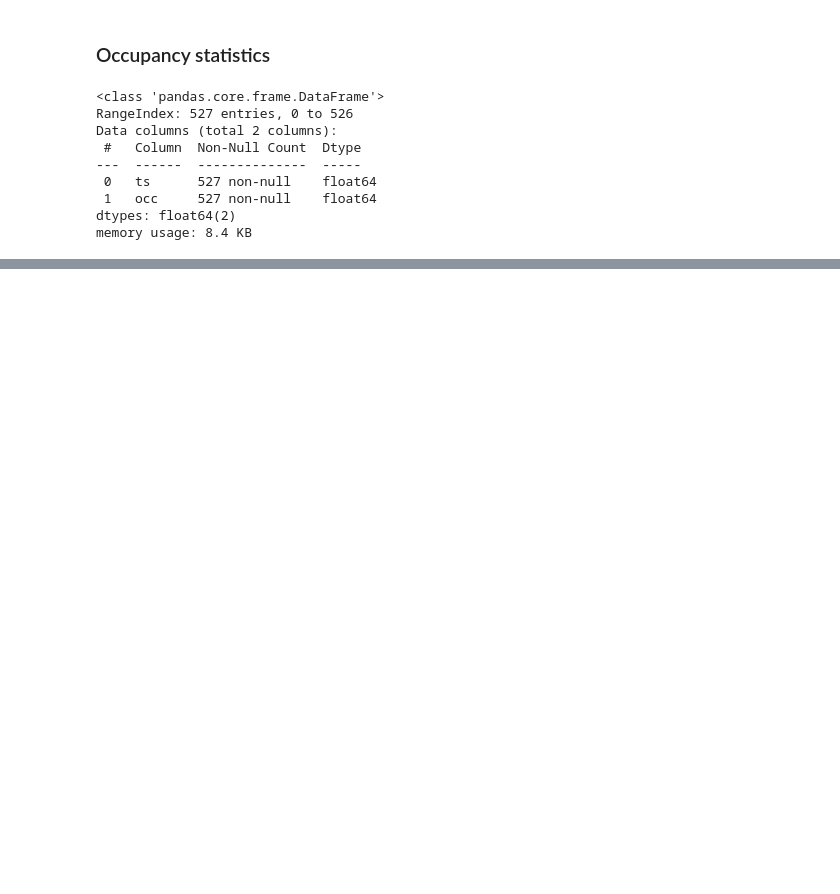
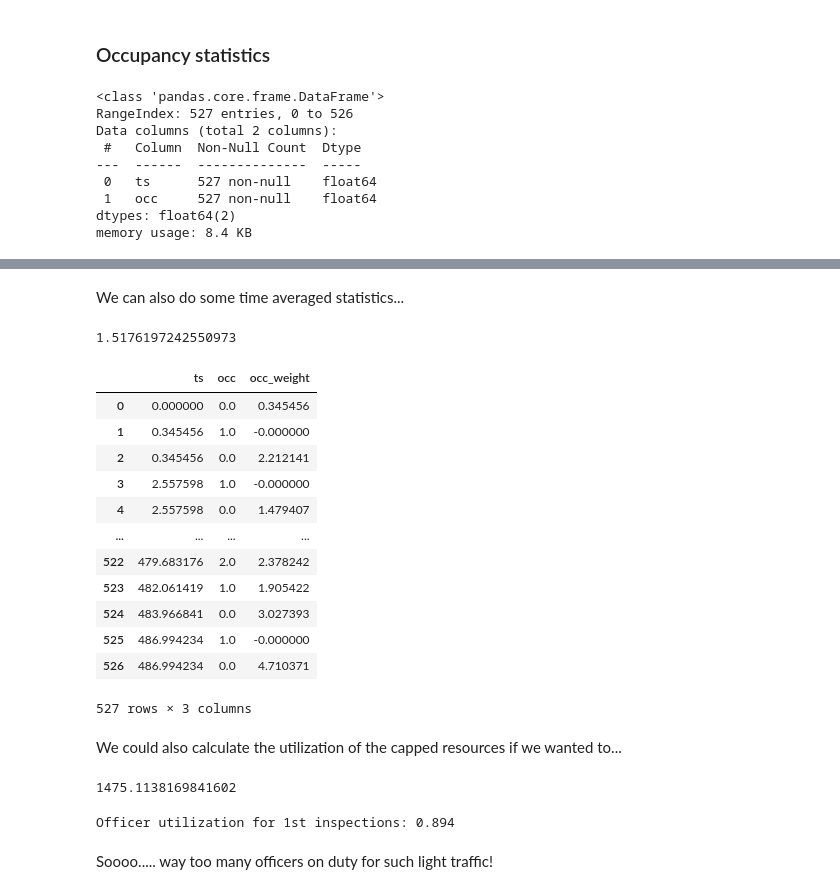
Before and after one commit to MickiRhen/rhenhw3, a Jupyter notebook: notebooks/rhenhw3_simulation.ipynb, the cells around one changed output, grey strips where cells are left out. Saved outputs shown, nothing was run; the diff lists cells and outputs as text; code cells hidden in the pictures; blank space fills up the shorter version.

```diff
--- a/notebooks/rhenhw3_simulation.ipynb
+++ b/notebooks/rhenhw3_simulation.ipynb
@@ -355,8 +356,13 @@ def go_thru_customs(env, vehicle, crossing, pct_2nd_inspect, rg):
     # Vehicle arrives to crossing - note the arrival time
     arrival_ts = env.now
 
+    # Update queue for 1st inspection - increment by 1
+    q_prev_occ = crossing.q_occupancy_list[-1][1]
+    q_new_occ = (env.now, q_prev_occ + 1)
+    crossing.q_occupancy_list.append(q_new_occ)
 
     # Reminder for Micki...by using request() in a context manager, we'll automatically release the resource when done
+
 
     # Request customs officer for primary inspection
     with crossing.officer.request() as request:
@@ -366,6 +372,8 @@ def go_thru_customs(env, vehicle, crossing, pct_2nd_inspect, rg):
         prev_occ = crossing.insp1_occupancy_list[-1][1]
         new_occ = (env.now, prev_occ + 1)
         crossing.insp1_occupancy_list.append(new_occ)
+        # and remove 1 occupant from the queue for 1st inspection
+        crossing.q_occupancy_list.append((env.now, crossing.q_occupancy_list[-1][1] - 1))
         yield env.process(crossing.primary_inspect(vehicle))
         release_officer_ts = env.now
         crossing.insp1_occupancy_list.append((env.now, crossing.insp1_occupancy_list[-1][1] - 1))
@@ -382,6 +390,7 @@ def go_thru_customs(env, vehicle, crossing, pct_2nd_inspect, rg):
             crossing.insp2_occupancy_list.append(new_occ2)
             yield env.process(crossing.secondary_inspect(vehicle))
             release_officer2_ts = env.now
+            crossing.insp2_occupancy_list.append((env.now, crossing.insp2_occupancy_list[-1][1] - 1))
     else:
         got_officer2_ts = pd.NA
         release_officer2_ts = pd.NA
@@ -474,6 +483,9 @@ def main():
     crossing_vehicle_log_df = pd.DataFrame(crossing.timestamps_list)
     crossing_vehicle_log_df.to_csv('./output/crossing_vehicle_log_df.csv', index=False)
 
+    q_occupancy_df = pd.DataFrame(crossing.q_occupancy_list, columns=['ts', 'occ'])
+    q_occupancy_df.to_csv('./output/q_occupancy_df.csv', index=False)
+
     insp1_occupancy_df = pd.DataFrame(crossing.insp1_occupancy_list, columns=['ts', 'occ'])
     insp1_occupancy_df.to_csv('./output/insp1_occupancy_df.csv', index=False)
 
@@ -481,6 +493,8 @@ def main():
     insp2_occupancy_df.to_csv('./output/insp2_occupancy_df.csv', index=False)
 
 
+
+
     # Note simulation end time
     end_time = env.now
     print(f"Simulation ended at time {end_time}")
@@ -584,10 +606,11 @@ So we are overstaffed, underestimating vehicles, or... it's COVID times at my bo
 # %% [markdown]
 ### Occupancy statistics
 # %%
+q_occupancy_df = pd.read_csv('./output/q_occupancy_df.csv')
 insp1_occupancy_df = pd.read_csv('./output/insp1_occupancy_df.csv')
 insp2_occupancy_df = pd.read_csv('./output/insp2_occupancy_df.csv')
 
-insp1_occupancy_df.info()
+q_occupancy_df.info()
 # %% [output]
 <class 'pandas.core.frame.DataFrame'>
 RangeIndex: 527 entries, 0 to 526
@@ -620,0 +642,49 @@ insp1_occupancy_df.iloc[250:275,]
+# %% [markdown]
+We can also do some time averaged statistics...
+# %%
+# Compute difference between ts[i] i and ts[i + 1]
+# (in pandas this corresponds to periods=-1 in diff() function)
+q_occupancy_df['occ_weight'] = -1 * q_occupancy_df['ts'].diff(periods=-1)
+
+# Need last occ_weight to compute weight for last row
+last_weight = crossing_end_time - q_occupancy_df.iloc[-1, 0]
+q_occupancy_df.fillna(last_weight, inplace=True)
+
+np.average(a=q_occupancy_df['occ'], weights=q_occupancy_df['occ_weight'])
+# %% [output]
+1.5176197242550973
+# %%
+q_occupancy_df
+# %% [output]
+|  | ts | occ | occ_weight |
+| 0 | 0.000000 | 0.0 | 0.345456 |
+| 1 | 0.345456 | 1.0 | -0.000000 |
+| 2 | 0.345456 | 0.0 | 2.212141 |
+| 3 | 2.557598 | 1.0 | -0.000000 |
+| 4 | 2.557598 | 0.0 | 1.479407 |
+| ... | ... | ... | ... |
+| 522 | 479.683176 | 2.0 | 2.378242 |
+| 523 | 482.061419 | 1.0 | 1.905422 |
+| 524 | 483.966841 | 0.0 | 3.027393 |
+| 525 | 486.994234 | 1.0 | -0.000000 |
+| 526 | 486.994234 | 0.0 | 4.710371 |
+527 rows × 3 columns
+# %% [markdown]
+We could also calculate the utilization of the capped resources if we wanted to...
+# %%
+# The above model had 3 officers available
+num_officers = 3
+available_capacity = crossing_end_time * num_officers
+available_capacity
+# %% [output]
+1475.1138169841602
+# %%
+used_capacity = crossing_vehicle_log_df['1st_inspect_time'].sum()
+
+officer_utilization = used_capacity / available_capacity
+
+print(f"Officer utilization for 1st inspections: {officer_utilization:0.3f}")
+# %% [output]
+Officer utilization for 1st inspections: 0.894
+# %% [markdown]
+Soooo..... way too many officers on duty for such light traffic!
```
Also changed, not shown: parts of 9 cells of this notebook.
